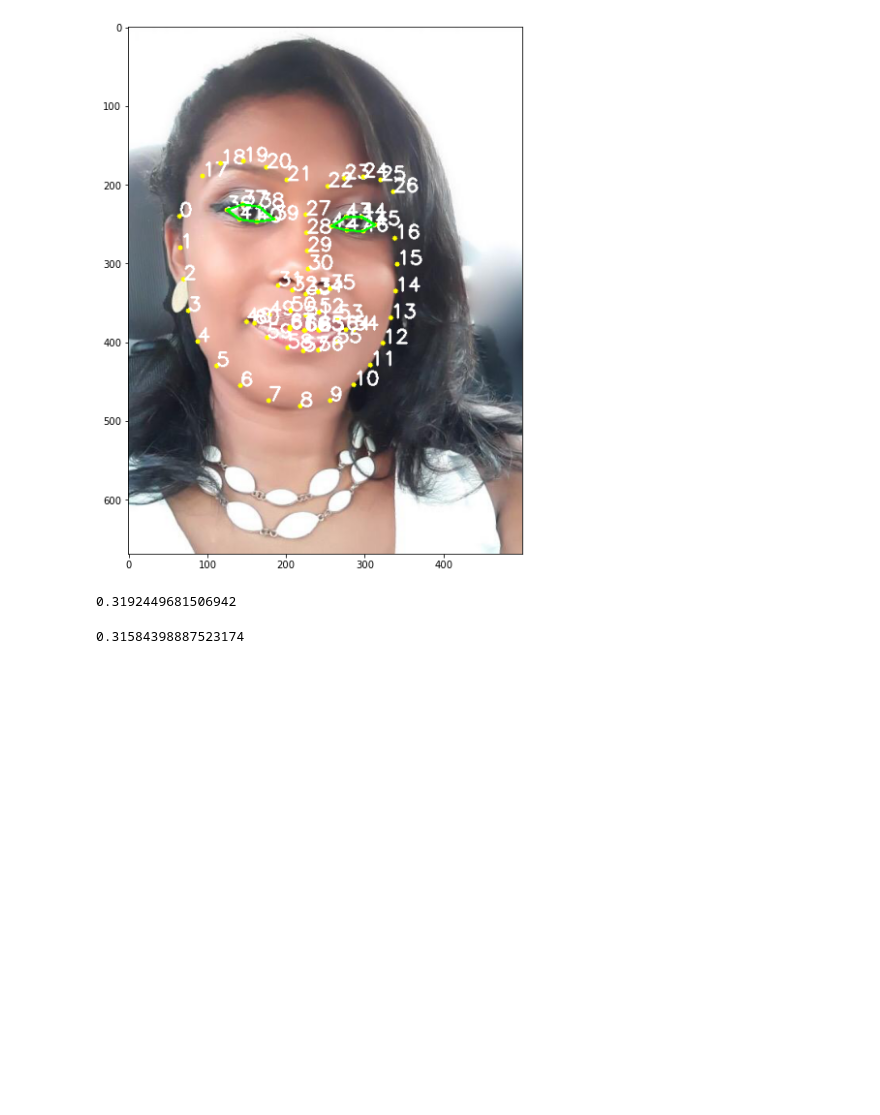
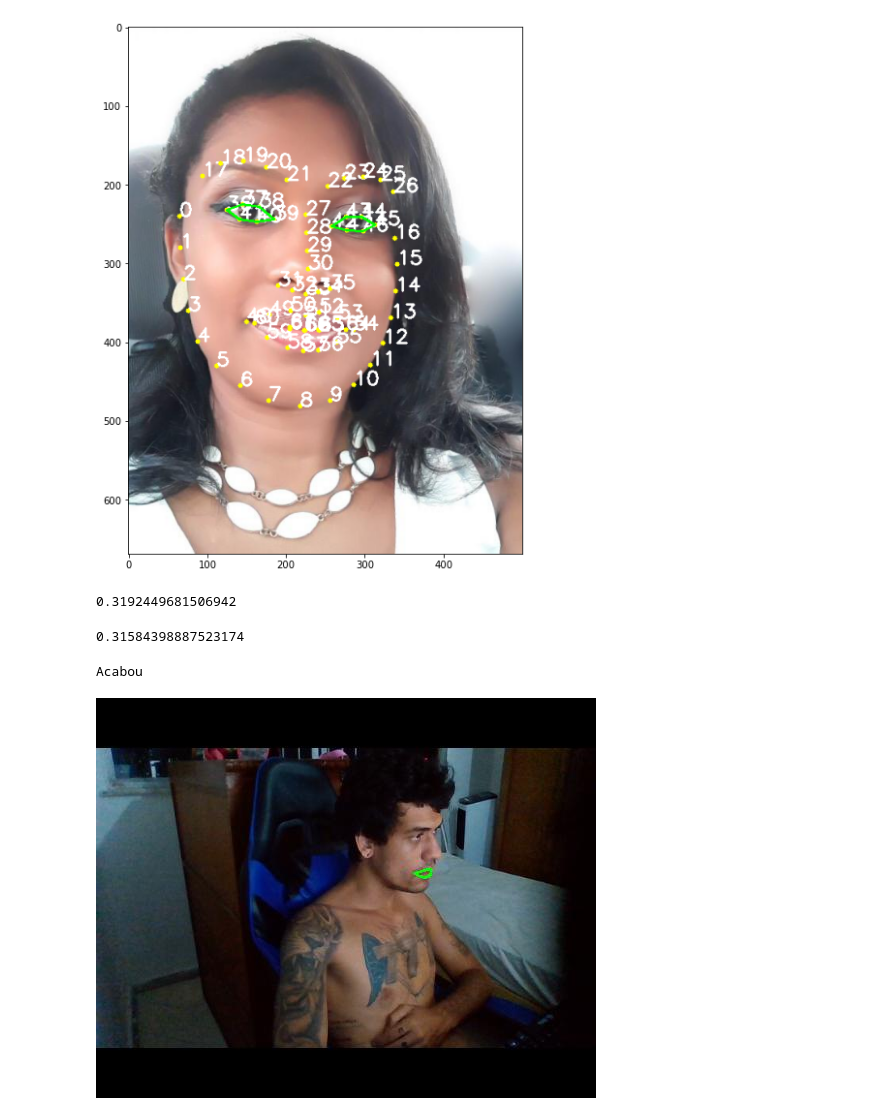
Before and after one commit to maanoel/conda-commands, a Jupyter notebook: Seventh.ipynb, the cells around one changed output. Drawn from its saved outputs; the diff is of its cells as text; code cells hidden in the pictures; blank space fills up the shorter version.

```diff
--- a/Seventh.ipynb
+++ b/Seventh.ipynb
@@ -138,0 +165,61 @@ valor_olho_direito
+# %%
+def exibir_video(frame):
+    img = Img.fromarray(frame, 'RGB')
+    buffer = BytesIO()
+    img.save(buffer, format="JPEG")
+    display(Image(data=buffer.getvalue()))
+    clear_output(wait=True)
+# %%
+video = cv2.VideoCapture(0)
+
+try:
+    while(1):
+        captura_ok, frame = video.read(0)
+        if captura_ok:
+            frame=padronizar_imagem(frame)
+            exibir_video(frame)
+
+except KeyboardInterrupt:
+    video.release()
+    print("Acabou")
+# %% [output]
+Acabou
+# %%
+def aspecto_razao_boca(pontos_boca):
+    a = dist.euclidean(pontos_boca[3], pontos_boca[9])
+    b= dist.euclidean(pontos_boca[2], pontos_boca[10])
+    c= dist.euclidean(pontos_boca[4], pontos_boca[8])
+    d= dist.euclidean(pontos_boca[0], pontos_boca[6])
+
+    aspecto_razao = (a + b + c)/ (3.0*d)
+
+    return aspecto_razao
+# %%
+try:
+    ar_max = 0
+    video = cv2.VideoCapture(0)
+    while(True):
+        captura_ok, frame = video.read()
+        if(captura_ok):
+            frame= padronizar_imagem(frame)
+            marcos_faciais = pontos_marcos_faciais(frame)
+
+            if marcos_faciais is not None:
+                ar_boca = aspecto_razao_boca(marcos_faciais[0][LABIO])
+                ar_boca = round(ar_boca, 3)
+
+                if ar_boca > ar_max:
+                    ar_max = ar_boca
+
+                info = "boca " + str(ar_boca) + " maximo " + str(ar_max)
+                #info = "teste"
+                frame = anotar_marcos_casca_convexa_boca(frame, marcos_faciais)
+
+                #cv2.putText(frame,info(20,50), cv2.FONT_HERSHEY_SIMPLEX, 0.5, (255, 255, 0), 2)
+
+            exibir_video(frame)
+except KeyboardInterrupt:
+    video.release()
+    print("acabou")
+# %% [output]
+[figure, added]
```
Also changed, not shown: parts of 3 cells of this notebook, 1 other file.
